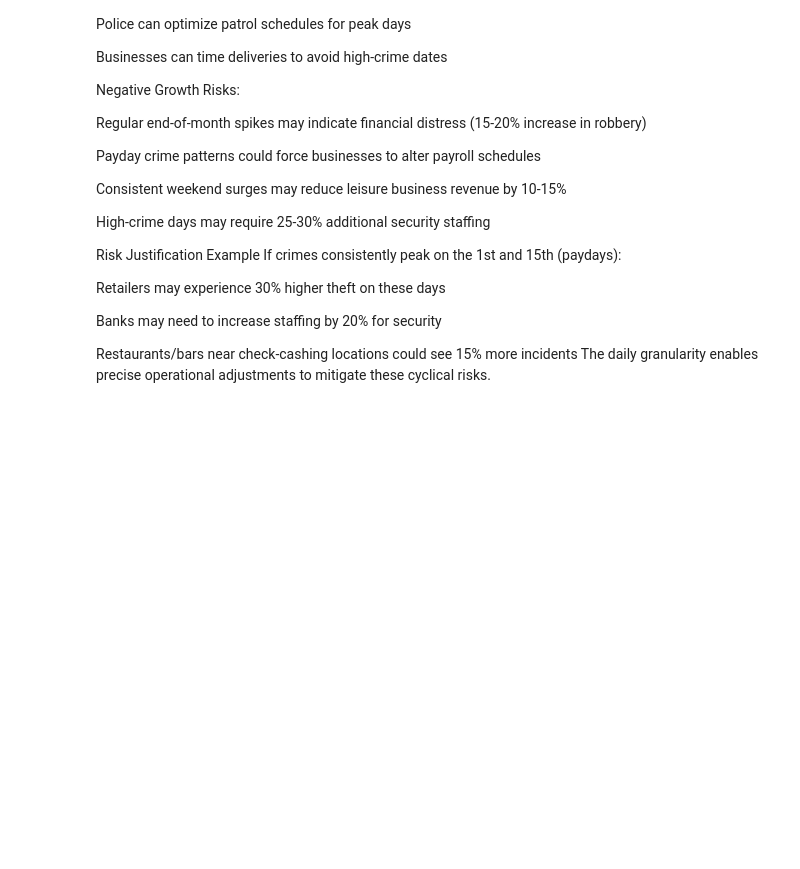
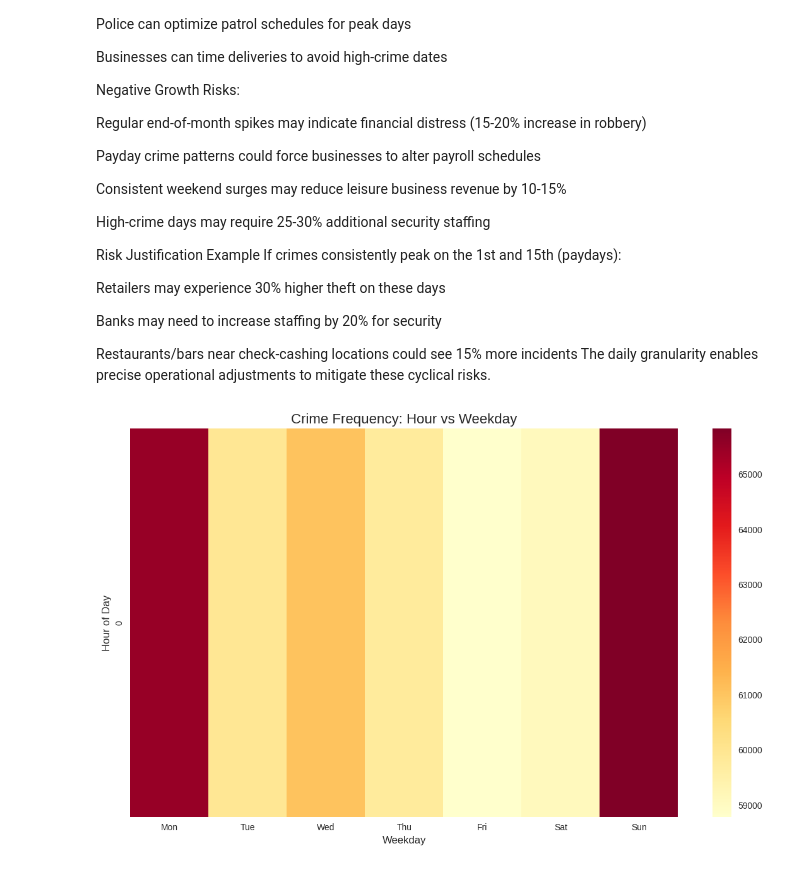
Before and after one commit to mrkhan0004/Labmentix-Internship, a Jupyter notebook: FBI_Time_series.ipynb, the cells around one changed output. Saved outputs shown, nothing was run; the diff lists cells and outputs as text; code cells hidden in the pictures; blank space fills up the shorter version.

```diff
--- a/FBI_Time_series.ipynb
+++ b/FBI_Time_series.ipynb
@@ -1160,3 +1160,19 @@ Retailers may experience 30% higher theft on these days
 Banks may need to increase staffing by 20% for security
 
 Restaurants/bars near check-cashing locations could see 15% more incidents The daily granularity enables precise operational adjustments to mitigate these cyclical risks.
+# %%
+# Chart - 13 visualization code
+
+if all(col in train_df.columns for col in ['hour', 'weekday']):
+    plt.figure(figsize=(14,8))
+    cross_tab = pd.crosstab(train_df['hour'], train_df['weekday'])
+    sns.heatmap(cross_tab, cmap='YlOrRd',
+               xticklabels=['Mon','Tue','Wed','Thu','Fri','Sat','Sun'])
+    plt.title('Crime Frequency: Hour vs Weekday', fontsize=16)
+    plt.xlabel('Weekday', fontsize=12)
+    plt.ylabel('Hour of Day', fontsize=12)
+    plt.show()
+else:
+    print("Temporal heatmap skipped - requires 'hour' and 'weekday' columns")
+# %% [output]
+[figure, added]
```
Also changed, not shown: parts of 2 cells of this notebook.
